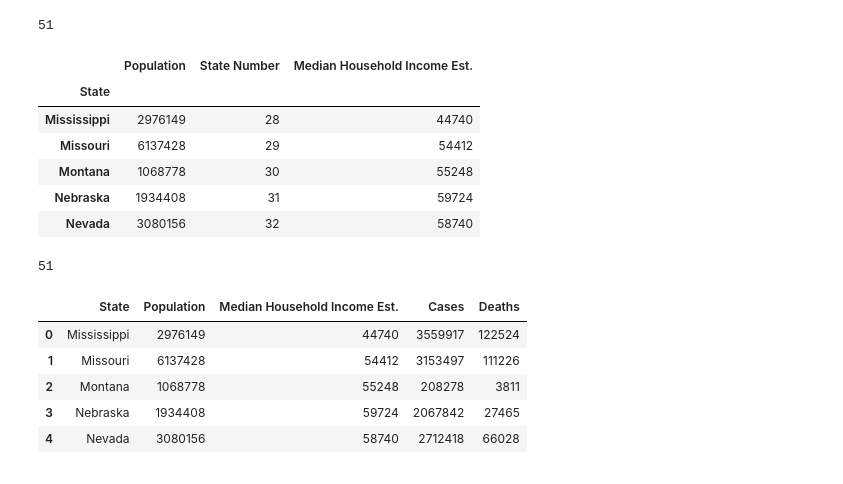
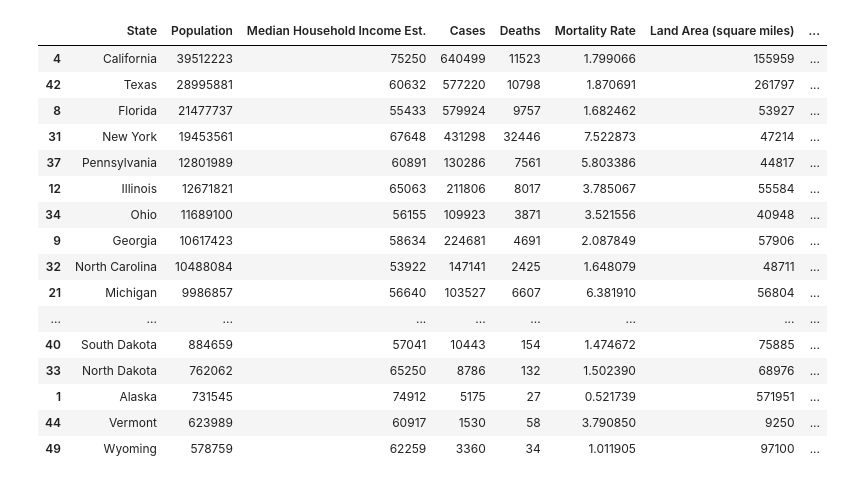
Before and after one commit to ssugiura47/COVID-19, a Jupyter notebook: PROJECT1.ipynb, the cells around one changed output. Saved outputs shown, nothing was run; the diff lists cells and outputs as text; code cells hidden in the pictures.

```diff
--- a/PROJECT1.ipynb
+++ b/PROJECT1.ipynb
@@ -47,35 +16,24 @@ income_df.head()
-# %%
-merged_df = pd.merge(pop_df, income_df, on= "State Number")
-merged_df = merged_df.set_index("State")
-merged_df.to_csv("merged_pop_income_state.csv", encoding="utf-8", index=False, header=True)
-print(len(merged_df))
-merged_df.head()
-# %% [output]
-51
-|  | Population | State Number | Median Household Income Est. |
-| State |  |  |  |
-| Mississippi | 2976149 | 28 | 44740 |
-| Missouri | 6137428 | 29 | 54412 |
-| Montana | 1068778 | 30 | 55248 |
-| Nebraska | 1934408 | 31 | 59724 |
-| Nevada | 3080156 | 32 | 58740 |
-# %%
-df = pd.read_csv("https://raw.githubusercontent.com/nytimes/covid-19-data/master/us-states.csv")
-df.to_csv('covid_data.csv')
-df = df.drop(columns= "fips")
-df = df.rename(columns={"state":"State", "cases": "Cases", "deaths": "Deaths"})
-df = df.groupby(df["State"]).sum()
-df = df.reset_index()
-covid = pd.merge(merged_df, df, on = "State")
-covid = covid.drop(columns= "State Number")
-merged_df.to_csv("merged_pop_income_state.csv", encoding="utf-8", index=False, header=True)
-print(len(covid))
-covid.head()
-# %% [output]
-51
-|  | State | Population | Median Household Income Est. | Cases | Deaths |
-| 0 | Mississippi | 2976149 | 44740 | 3559917 | 122524 |
-| 1 | Missouri | 6137428 | 54412 | 3153497 | 111226 |
-| 2 | Montana | 1068778 | 55248 | 208278 | 3811 |
-| 3 | Nebraska | 1934408 | 59724 | 2067842 | 27465 |
-| 4 | Nevada | 3080156 | 58740 | 2712418 | 66028 |
+# %%
+covid = pd.read_csv("complete_dataset.csv")
+# covid = covid.set_index("State")
+
+covid_df = covid.sort_values("Population", ascending=False)
+covid_df
+# %% [output]
+|  | State | Population | Median Household Income Est. | Cases | Deaths | Mortality Rate | Land Area (square miles) | ... |
+| 4 | California | 39512223 | 75250 | 640499 | 11523 | 1.799066 | 155959 | ... |
+| 42 | Texas | 28995881 | 60632 | 577220 | 10798 | 1.870691 | 261797 | ... |
+| 8 | Florida | 21477737 | 55433 | 579924 | 9757 | 1.682462 | 53927 | ... |
+| 31 | New York | 19453561 | 67648 | 431298 | 32446 | 7.522873 | 47214 | ... |
+| 37 | Pennsylvania | 12801989 | 60891 | 130286 | 7561 | 5.803386 | 44817 | ... |
+| 12 | Illinois | 12671821 | 65063 | 211806 | 8017 | 3.785067 | 55584 | ... |
+| 34 | Ohio | 11689100 | 56155 | 109923 | 3871 | 3.521556 | 40948 | ... |
+| 9 | Georgia | 10617423 | 58634 | 224681 | 4691 | 2.087849 | 57906 | ... |
+| 32 | North Carolina | 10488084 | 53922 | 147141 | 2425 | 1.648079 | 48711 | ... |
+| 21 | Michigan | 9986857 | 56640 | 103527 | 6607 | 6.381910 | 56804 | ... |
+| ... | ... | ... | ... | ... | ... | ... | ... | ... |
+| 40 | South Dakota | 884659 | 57041 | 10443 | 154 | 1.474672 | 75885 | ... |
+| 33 | North Dakota | 762062 | 65250 | 8786 | 132 | 1.502390 | 68976 | ... |
+| 1 | Alaska | 731545 | 74912 | 5175 | 27 | 0.521739 | 571951 | ... |
+| 44 | Vermont | 623989 | 60917 | 1530 | 58 | 3.790850 | 9250 | ... |
+| 49 | Wyoming | 578759 | 62259 | 3360 | 34 | 1.011905 | 97100 | ... |
```
Also changed, not shown: parts of 7 cells of this notebook, 7 other files.
